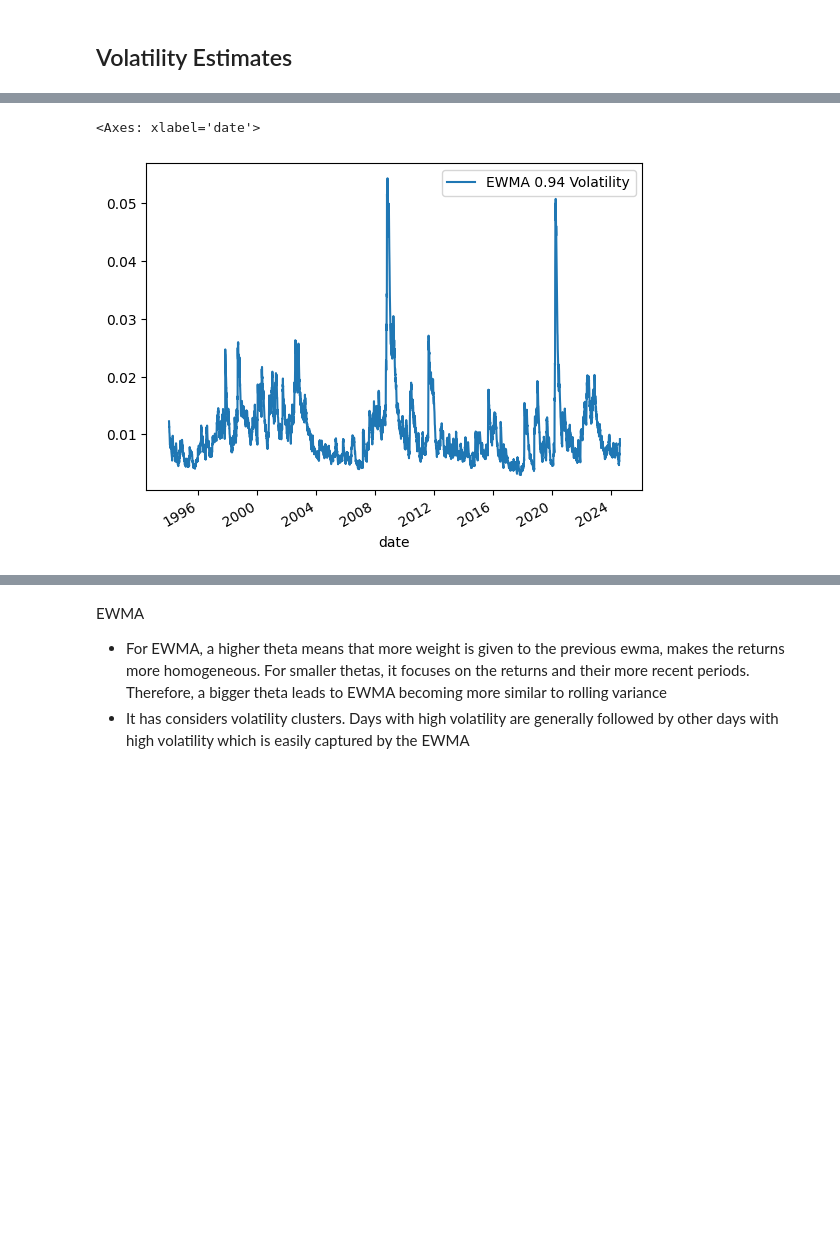
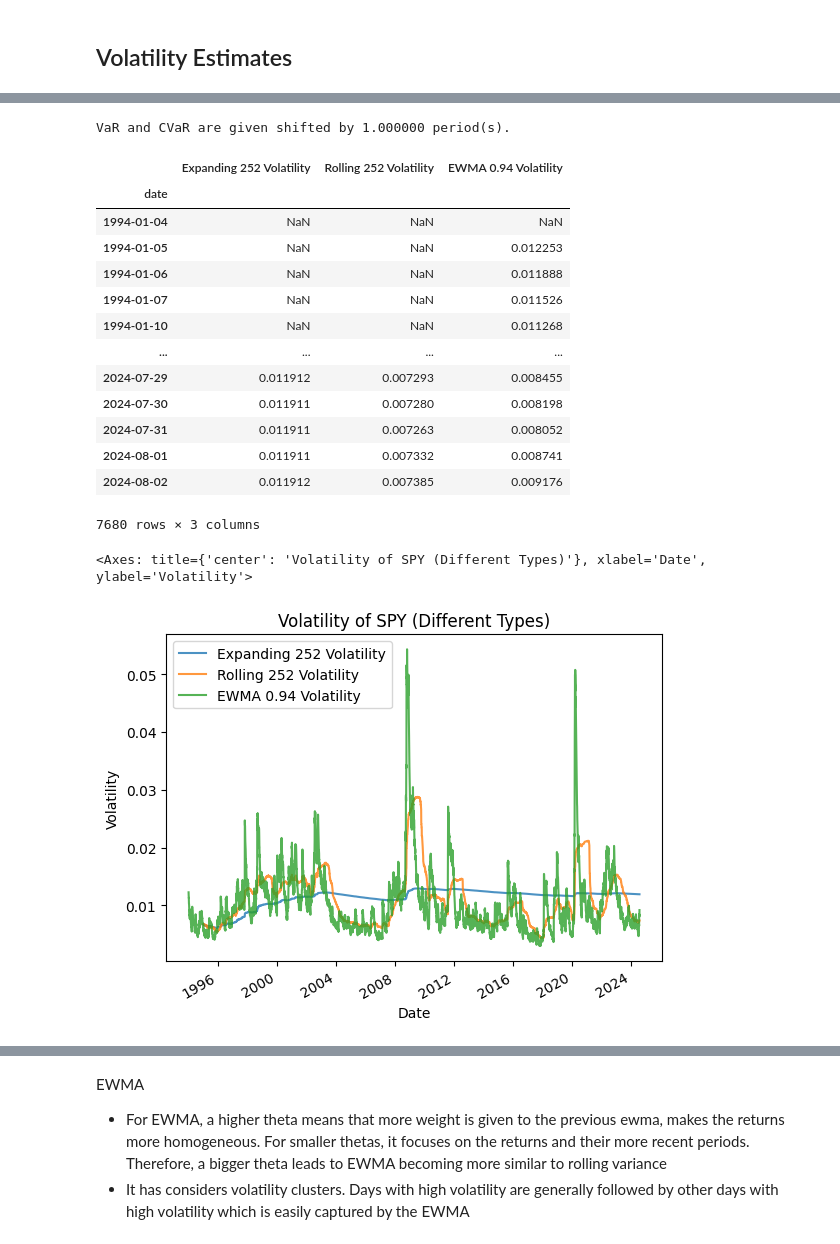
Before and after one commit to ccwhgetgit/finm-portfolio-2024, a Jupyter notebook: exam/MidTerm_Notes_2.ipynb, the cells around one changed output, grey strips where cells are left out. Drawn from its saved outputs; the diff is of its cells as text; code cells hidden in the pictures; blank space fills up the shorter version.

```diff
--- a/exam/MidTerm_Notes_2.ipynb
+++ b/exam/MidTerm_Notes_2.ipynb
@@ -394,5 +427,36 @@ summary[[f"Expanding {min_periods} Volatility", f"Rolling {min_periods} Volatili
 # %%
-summary[[f"EWMA {0.94} Volatility"]].plot()
+# Parameteric
+summary_df = calc_var_cvar_summary(
+    rets['Excess_SPY'],
+    window=252,
+    quantile=.05,
+    ewma_theta=.94,
+    ewma_initial_vol=.2/np.sqrt(252),
+    filter_first_hit_ratio_date="2001-01-01",
+    z_score=-1.65,
+    return_hit_ratio=False,
+    shift=1,
+    keep_columns = ['Volatility']
+)
+summary_df
 # %% [output]
-<Axes: xlabel='date'>
+VaR and CVaR are given shifted by 1.000000 period(s).
-[figure, removed]
+|  | Expanding 252 Volatility | Rolling 252 Volatility | EWMA 0.94 Volatility |
+| date |  |  |  |
+| 1994-01-04 | NaN | NaN | NaN |
+| 1994-01-05 | NaN | NaN | 0.012253 |
+| 1994-01-06 | NaN | NaN | 0.011888 |
+| 1994-01-07 | NaN | NaN | 0.011526 |
+| 1994-01-10 | NaN | NaN | 0.011268 |
+| ... | ... | ... | ... |
+| 2024-07-29 | 0.011912 | 0.007293 | 0.008455 |
+| 2024-07-30 | 0.011911 | 0.007280 | 0.008198 |
+| 2024-07-31 | 0.011911 | 0.007263 | 0.008052 |
+| 2024-08-01 | 0.011911 | 0.007332 | 0.008741 |
+| 2024-08-02 | 0.011912 | 0.007385 | 0.009176 |
+7680 rows × 3 columns
+# %%
+summary_df.plot(title="Volatility of SPY (Different Types)", xlabel="Date", ylabel="Volatility", alpha=.8)
+# %% [output]
+<Axes: title={'center': 'Volatility of SPY (Different Types)'}, xlabel='Date', ylabel='Volatility'>
+[figure, added]
```
Also changed, not shown: parts of 13 cells of this notebook, 3 other files.
